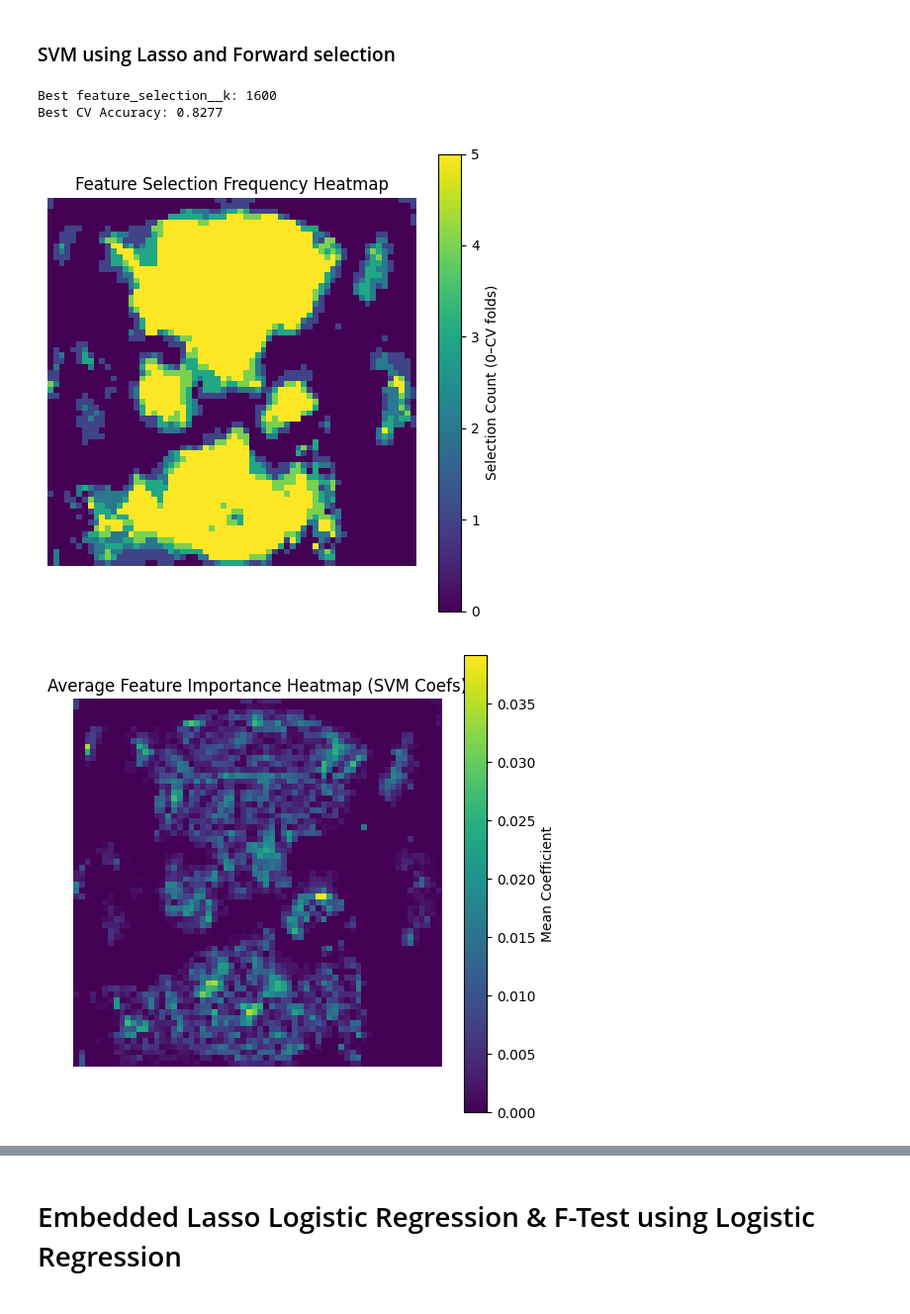
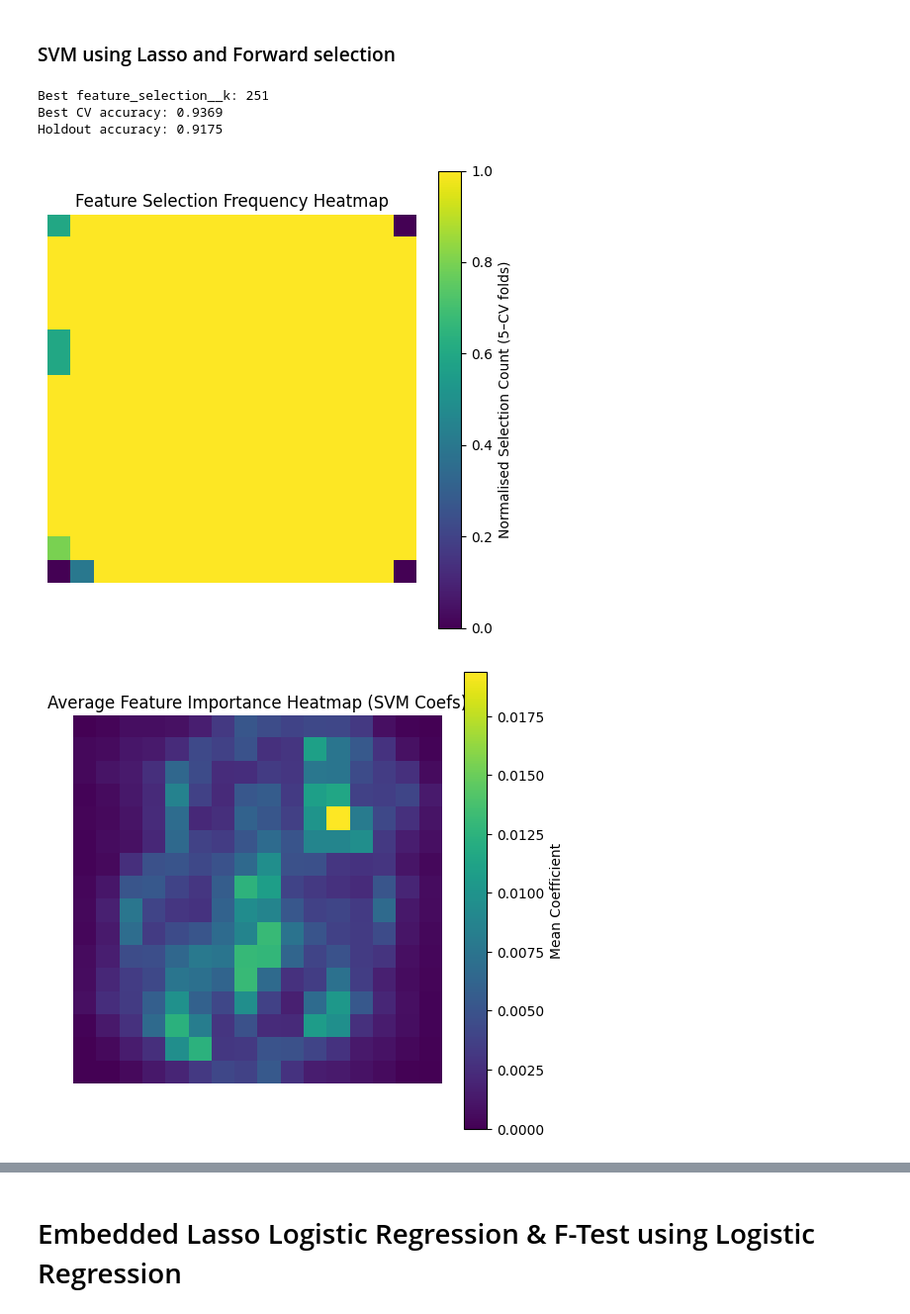
Before and after one commit to Max-Fredsdal/MVE441, a Jupyter notebook: project_2/project_2.ipynb, the cells around one changed output, grey strips where cells are left out. Shown at 99% size. Saved outputs shown, nothing was run; the diff lists cells and outputs as text; code cells hidden in the pictures.

```diff
--- a/project_2/project_2.ipynb
+++ b/project_2/project_2.ipynb
@@ -774,10 +776,17 @@ from sklearn.linear_model import LogisticRegression
 from sklearn.pipeline import Pipeline
 from sklearn.preprocessing import StandardScaler
 from sklearn.feature_selection import SelectKBest, SelectFromModel, f_classif
-from sklearn.svm import SVC
+from sklearn.svm import SVC, LinearSVC
+from sklearn.ensemble import RandomForestClassifier
 import numpy as np
 import pandas as pd
-from sklearn.svm import LinearSVC
+from sklearn.decomposition import PCA
+from sklearn.random_projection import GaussianRandomProjection
+from sklearn.model_selection import train_test_split
+
+
+nCV = 5
+holdout = 0.2
 # %%
 # Cell 2
 df = pd.read_csv('catdogdata.txt', delimiter=' ')
@@ -789,5 +798,14 @@ df.iloc[:, :-1] = rotated_images
 
 X = df.iloc[:, :-1].values
 y = df.iloc[:, -1].values
+# %%
+df_mnist = pd.read_csv('Numbers.txt', delimiter=' ')
+
+# first column is the label
+df_mnist['label'] = df_mnist.iloc[:, 0]
+df_mnist = df_mnist.iloc[:, 1:]
+df_mnist.head()
+X_mnist = df_mnist.iloc[:, :-1].values
+y_mnist = df_mnist.iloc[:, -1].values
 # %%
 # Cell 3
@@ -913,39 +973,40 @@ def fit_and_evaluate_pipeline_manualgrid(pipeline, Xdata, ydata, param_grid, cv=
+# %%
+# Fit and evaluate RF with F-test feature selection on mnist digits
+
+results_RF_Filter_mnist = fit_and_evaluate_pipeline_manualgrid(pipelineRFFilter, X_mnist, y_mnist, rf_filter_param_grid_mnist, nCV, holdout)
+# %% [output]
+Best feature_selection__k: 251
+Best CV accuracy: 0.9369
+Holdout accuracy: 0.9175
 # %%
-# Cell 5
-results = fit_and_evaluate_pipeline_manualgrid(pipelineSVMFilter, X, y, nPixels_param_grid)
+n, m = (16,16)
 
-# Access results
-heatmap_data = results['feature_importance'].reshape((64, 64))  # if images are 64x64
-# cv_errors = results['cv_error_per_param']
-
-selection_counts = results['feature_selection_counts']
-selection_map_2d = np.reshape(selection_counts, (64, 64))
+selection_counts = results_RF_Filter_mnist['feature_selection_counts']
+selection_map_2d = np.reshape(selection_counts, (n, m))
 
 plt.figure(figsize=(6, 6))
 plt.imshow(selection_map_2d, cmap='viridis', interpolation='nearest')
 plt.title("Feature Selection Frequency Heatmap")
-plt.colorbar(label="Selection Count (0–CV folds)")
+plt.colorbar(label="Normalised Selection Count (5–CV folds)")
 plt.axis('off')
 plt.show()
 
-importance_2d = np.reshape(np.abs(results['feature_importance']), (64, 64))
+importance_2d = np.reshape(np.abs(results_RF_Filter_mnist['feature_importance']), (n, m))
 
 plt.figure(figsize=(6, 6))
 plt.imshow(importance_2d, cmap='viridis', interpolation='nearest')
 plt.title("Average Feature Importance Heatmap (SVM Coefs)")
 plt.colorbar(label="Mean Coefficient")
 plt.axis('off')
 plt.show()
 
-params, errors = zip(*results['cv_error_per_param'])
+params, errors = zip(*results_RF_Filter_mnist['cv_error_per_param'])
 plt.plot(params, errors, marker='o')
-plt.title("Cross-Validation Error vs. Param Value")
-plt.xlabel("Param Value")
+plt.title("Cross-Validation Error vs. Number of pixels")
+plt.xlabel("number of pixels")
 plt.ylabel("CV Error")
 plt.grid(True)
 plt.show()
 # %% [output]
-Best feature_selection__k: 1600
-Best CV Accuracy: 0.8277
-[figure, old version]
+[figure, new version]
-[figure, old version]
+[figure, new version]
```
Also changed, not shown: parts of 24 cells of this notebook.
